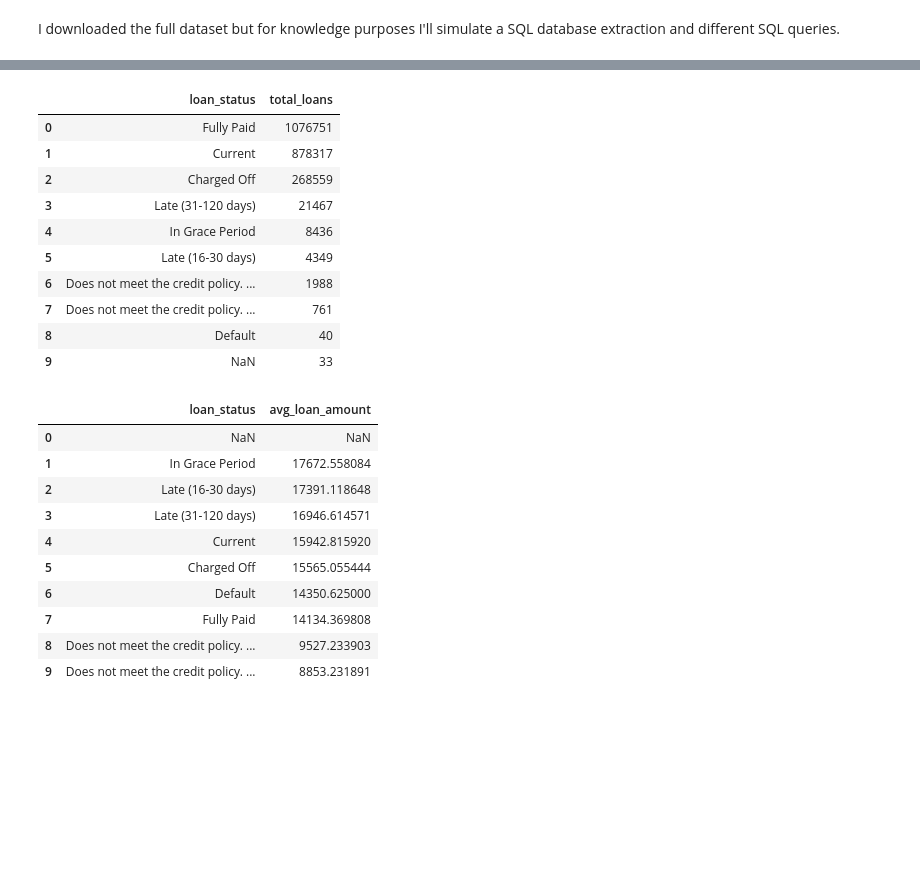
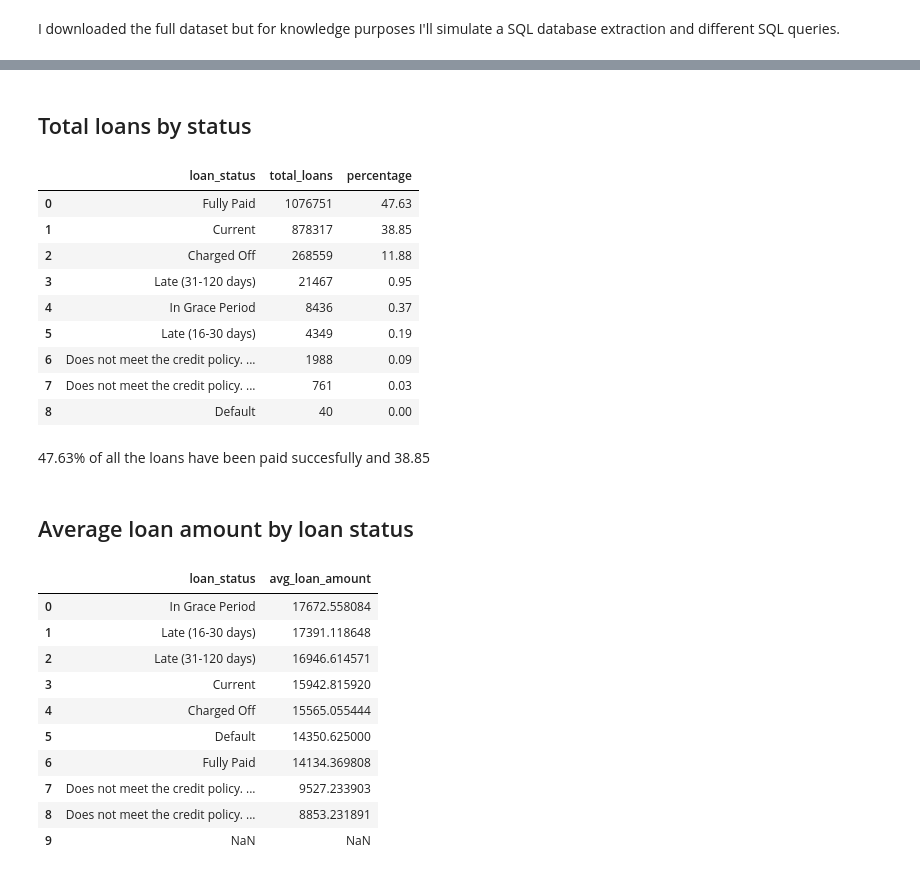
Before and after one commit to diegogomez040/Financial-risk-club-lending, a Jupyter notebook: Finance risk project.ipynb, the cells around one changed output, grey strips where cells are left out. Saved outputs shown, nothing was run; the diff lists cells and outputs as text; code cells hidden in the pictures; blank space fills up the shorter version.

```diff
--- a/Finance risk project.ipynb
+++ b/Finance risk project.ipynb
@@ -49,8 +63,17 @@ The sql extension is already loaded. To reload it, use:
 # %%
 import pandas as pd
-from sqlalchemy import create_engine
+import sqlite3
 
-engine = create_engine("postgresql://postgres:postgresdb@localhost:5432/lending_analysis")
+conn = sqlite3.connect("data/lending_analysis.db")
 
 def run_query(query):
-    return pd.read_sql_query(query, engine)
+    return pd.read_sql(query, conn)
+# %%
+query = """
+SELECT *
+FROM loans
+LIMIT 5;
+"""
+
+pd.set_option("display.max_columns", None)
+run_query(query)
@@ -57,27 +87,38 @@ def run_query(query):
+# %% [markdown]
+## Total loans by status
 # %%
 query = """
 SELECT
     loan_status,
-    COUNT(*) AS total_loans
+    COUNT(*) AS total_loans,
+    ROUND(COUNT(*) * 100.0 / (
+        SELECT COUNT(*)
+        FROM loans
+        WHERE loan_status IS NOT NULL
+    ), 2) AS percentage
 FROM loans
+WHERE loan_status IS NOT NULL
 GROUP BY loan_status
 ORDER BY total_loans DESC;
 """
 
 total_loans_by_status = run_query(query)
 total_loans_by_status
 # %% [output]
-|  | loan_status | total_loans |
-| 0 | Fully Paid | 1076751 |
-| 1 | Current | 878317 |
-| 2 | Charged Off | 268559 |
-| 3 | Late (31-120 days) | 21467 |
-| 4 | In Grace Period | 8436 |
-| 5 | Late (16-30 days) | 4349 |
-| 6 | Does not meet the credit policy. ... | 1988 |
-| 7 | Does not meet the credit policy. ... | 761 |
-| 8 | Default | 40 |
-| 9 | NaN | 33 |
+|  | loan_status | total_loans | percentage |
+| 0 | Fully Paid | 1076751 | 47.63 |
+| 1 | Current | 878317 | 38.85 |
+| 2 | Charged Off | 268559 | 11.88 |
+| 3 | Late (31-120 days) | 21467 | 0.95 |
+| 4 | In Grace Period | 8436 | 0.37 |
+| 5 | Late (16-30 days) | 4349 | 0.19 |
+| 6 | Does not meet the credit policy. ... | 1988 | 0.09 |
+| 7 | Does not meet the credit policy. ... | 761 | 0.03 |
+| 8 | Default | 40 | 0.00 |
+# %% [markdown]
+47.63% of all the loans have been paid succesfully and 38.85
+# %% [markdown]
+## Average loan amount by loan status
 # %%
 query = """
 SELECT
@@ -92,13 +133,13 @@ average_loan_amount_by_loan_status = run_query(query)
 average_loan_amount_by_loan_status
 # %% [output]
 |  | loan_status | avg_loan_amount |
-| 0 | NaN | NaN |
-| 1 | In Grace Period | 17672.558084 |
-| 2 | Late (16-30 days) | 17391.118648 |
-| 3 | Late (31-120 days) | 16946.614571 |
-| 4 | Current | 15942.815920 |
-| 5 | Charged Off | 15565.055444 |
-| 6 | Default | 14350.625000 |
-| 7 | Fully Paid | 14134.369808 |
-| 8 | Does not meet the credit policy. ... | 9527.233903 |
-| 9 | Does not meet the credit policy. ... | 8853.231891 |
+| 0 | In Grace Period | 17672.558084 |
+| 1 | Late (16-30 days) | 17391.118648 |
+| 2 | Late (31-120 days) | 16946.614571 |
+| 3 | Current | 15942.815920 |
+| 4 | Charged Off | 15565.055444 |
+| 5 | Default | 14350.625000 |
+| 6 | Fully Paid | 14134.369808 |
+| 7 | Does not meet the credit policy. ... | 9527.233903 |
+| 8 | Does not meet the credit policy. ... | 8853.231891 |
+| 9 | NaN | NaN |
```
Also changed, not shown: parts of 5 cells of this notebook.
